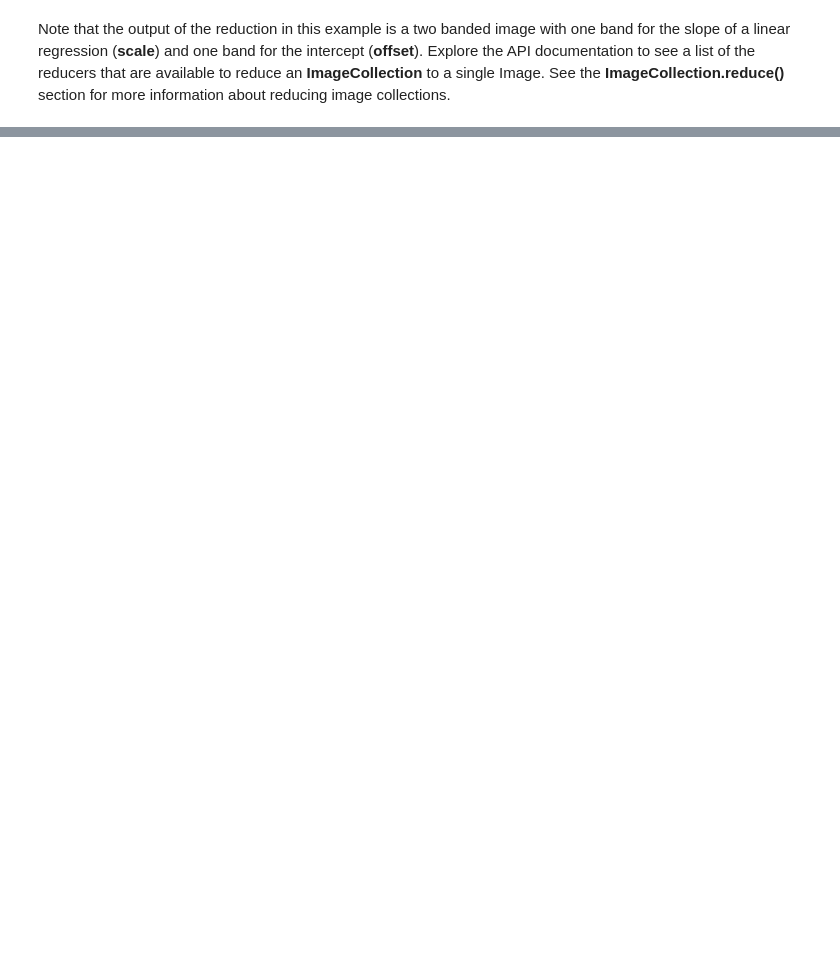
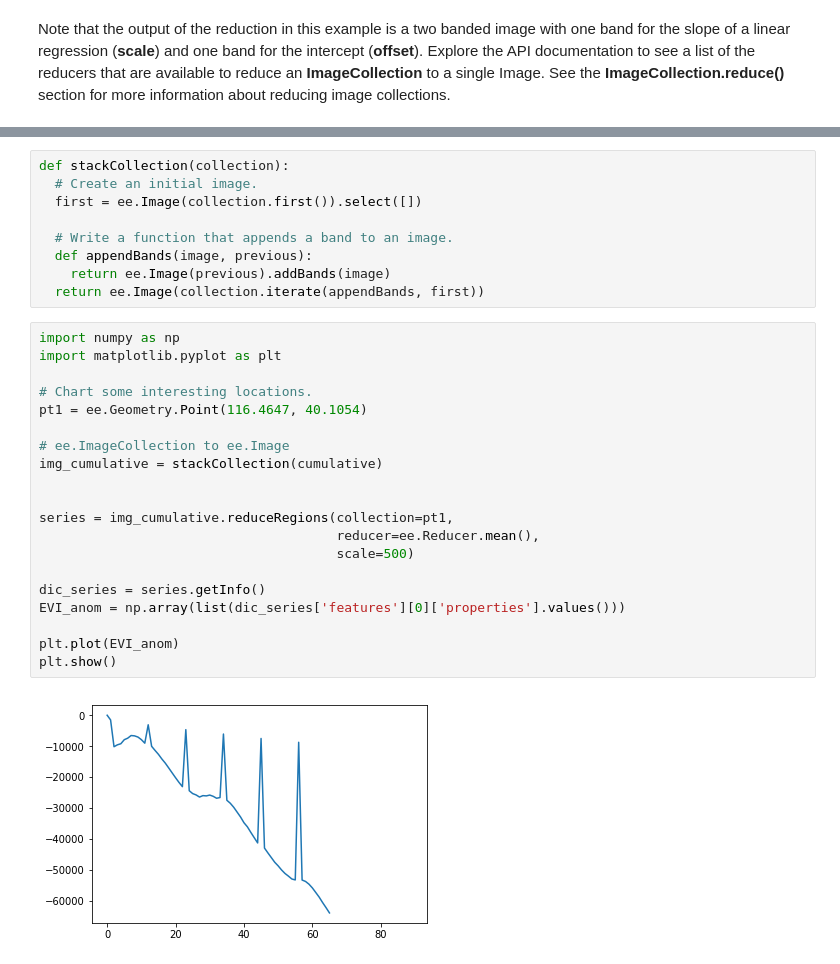
Before and after one commit to csaybar/EEwPython, a Jupyter notebook: 3_eeImageCollection.ipynb, the cells around one changed output, grey strips where cells are left out. Cells and saved outputs as stored; diff of their text form; blank space fills up the shorter version.

```diff
--- a/3_eeImageCollection.ipynb
+++ b/3_eeImageCollection.ipynb
@@ -250,2 +457,33 @@ Note that the output of the reduction in this example is a two banded image with
+# %%
+def stackCollection(collection):
+  # Create an initial image.
+  first = ee.Image(collection.first()).select([])
+
+  # Write a function that appends a band to an image.
+  def appendBands(image, previous):
+    return ee.Image(previous).addBands(image)
+  return ee.Image(collection.iterate(appendBands, first))
+# %%
+import numpy as np
+import matplotlib.pyplot as plt
+
+# Chart some interesting locations.
+pt1 = ee.Geometry.Point(116.4647, 40.1054)
+
+# ee.ImageCollection to ee.Image
+img_cumulative = stackCollection(cumulative)
+
+
+series = img_cumulative.reduceRegions(collection=pt1,
+                                      reducer=ee.Reducer.mean(),
+                                      scale=500)
+
+dic_series = series.getInfo()
+EVI_anom = np.array(list(dic_series['features'][0]['properties'].values()))
+
+plt.plot(EVI_anom)
+plt.show()
+# %% [output]
+[figure, added]
 # %% [markdown]
 <!--NAVIGATION-->
```
Also changed, not shown: parts of 41 cells of this notebook.
